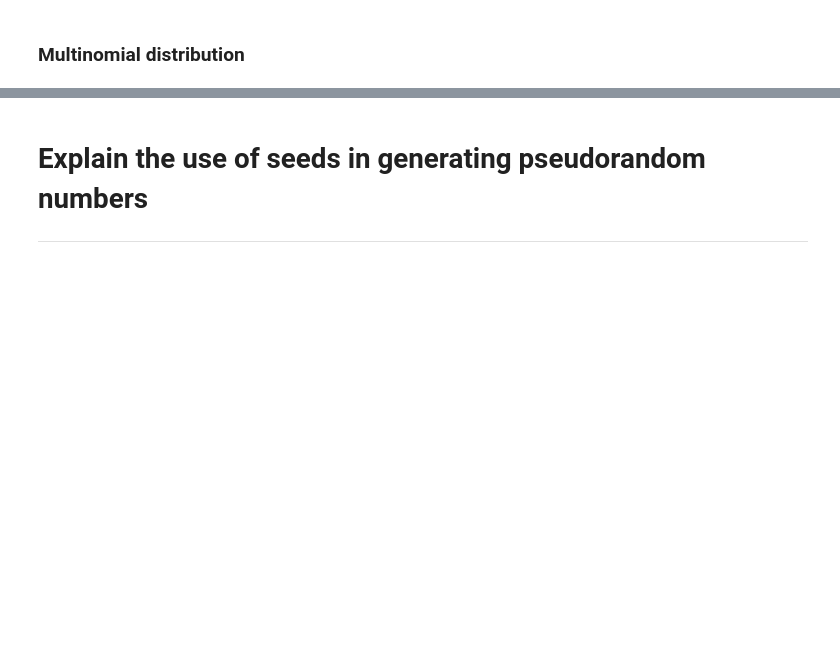
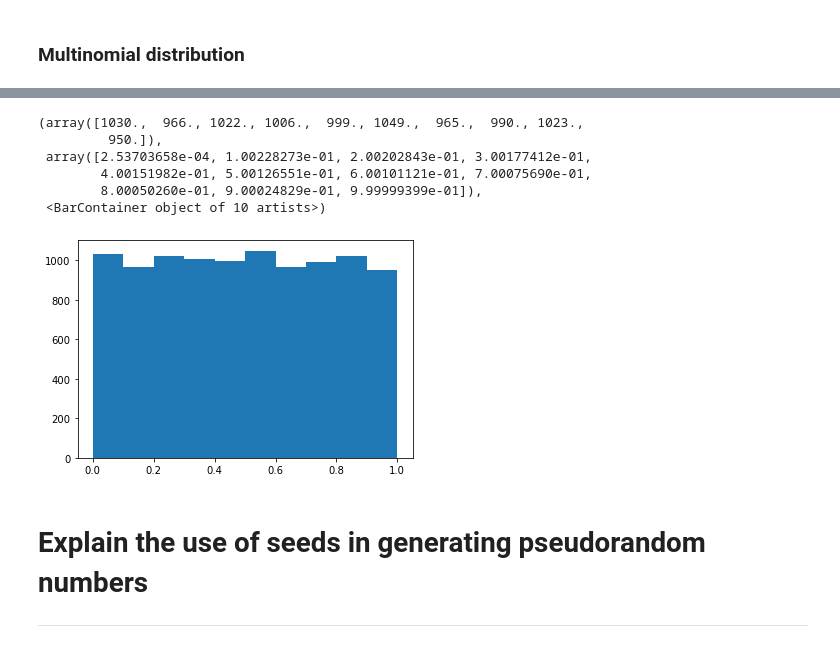
Before and after one commit to Lonabean98/numpy-random, a Jupyter notebook: numpy.random.ipynb, the cells around one changed output, grey strips where cells are left out. Drawn from its saved outputs; the diff is of its cells as text; code cells hidden in the pictures; blank space fills up the shorter version.

```diff
--- a/numpy.random.ipynb
+++ b/numpy.random.ipynb
@@ -201,3 +255,16 @@ A multinomial trial is the same as a binomial trial except for one difference: i
+# %%
+# Draw 10000 floats from 0 up to but not including 1.
+s = np.random.default_rng().uniform(0,1,10000)
+# %%
+plt.hist(s)
+# %% [output]
+(array([1030.,  966., 1022., 1006.,  999., 1049.,  965.,  990., 1023.,
+         950.]),
+ array([2.53703658e-04, 1.00228273e-01, 2.00202843e-01, 3.00177412e-01,
+        4.00151982e-01, 5.00126551e-01, 6.00101121e-01, 7.00075690e-01,
+        8.00050260e-01, 9.00024829e-01, 9.99999399e-01]),
+ <BarContainer object of 10 artists>)
+[figure, added]
 # %% [markdown]
 # Explain the use of seeds in generating pseudorandom numbers
 ***
```
Also changed, not shown: parts of 37 cells of this notebook.
